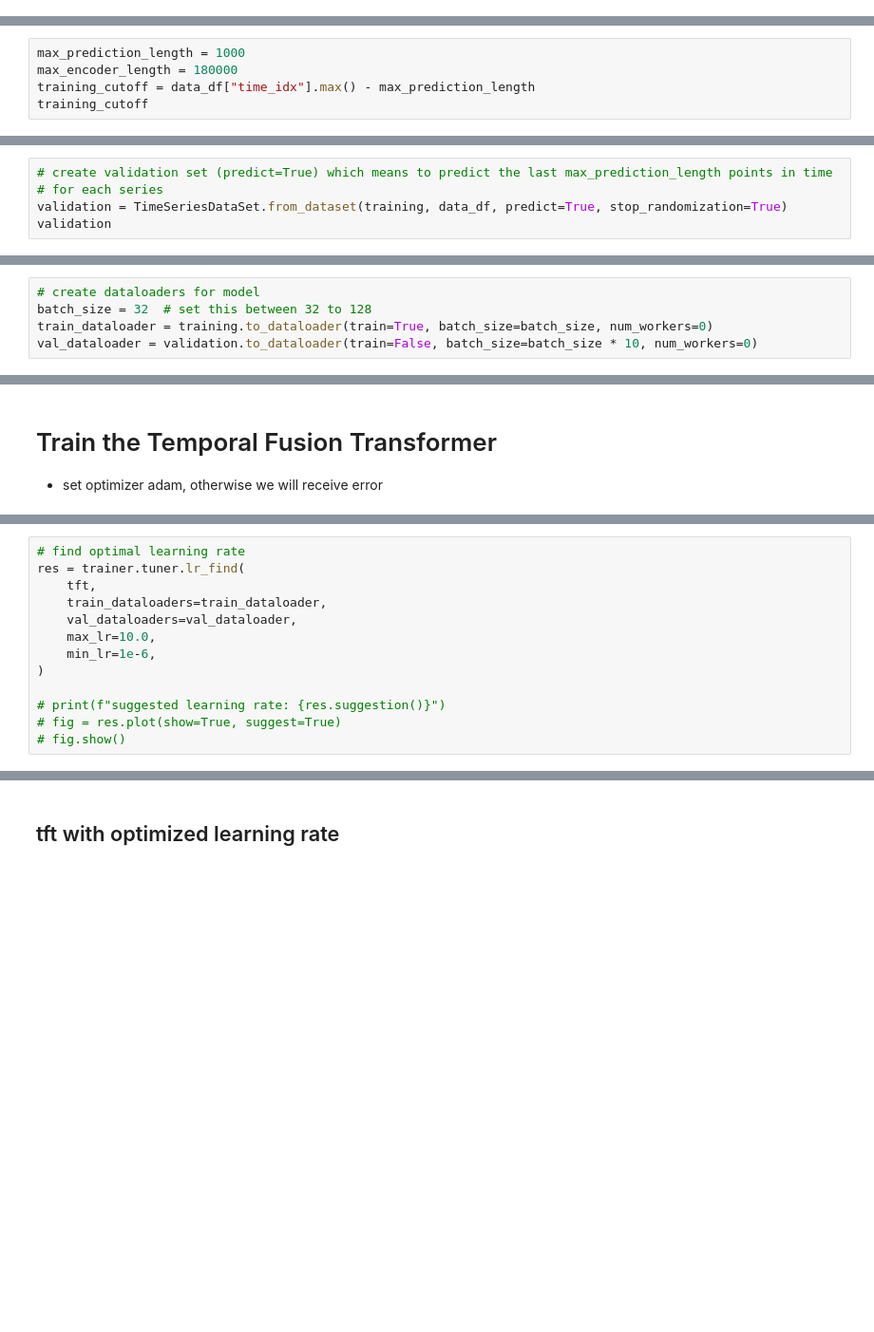
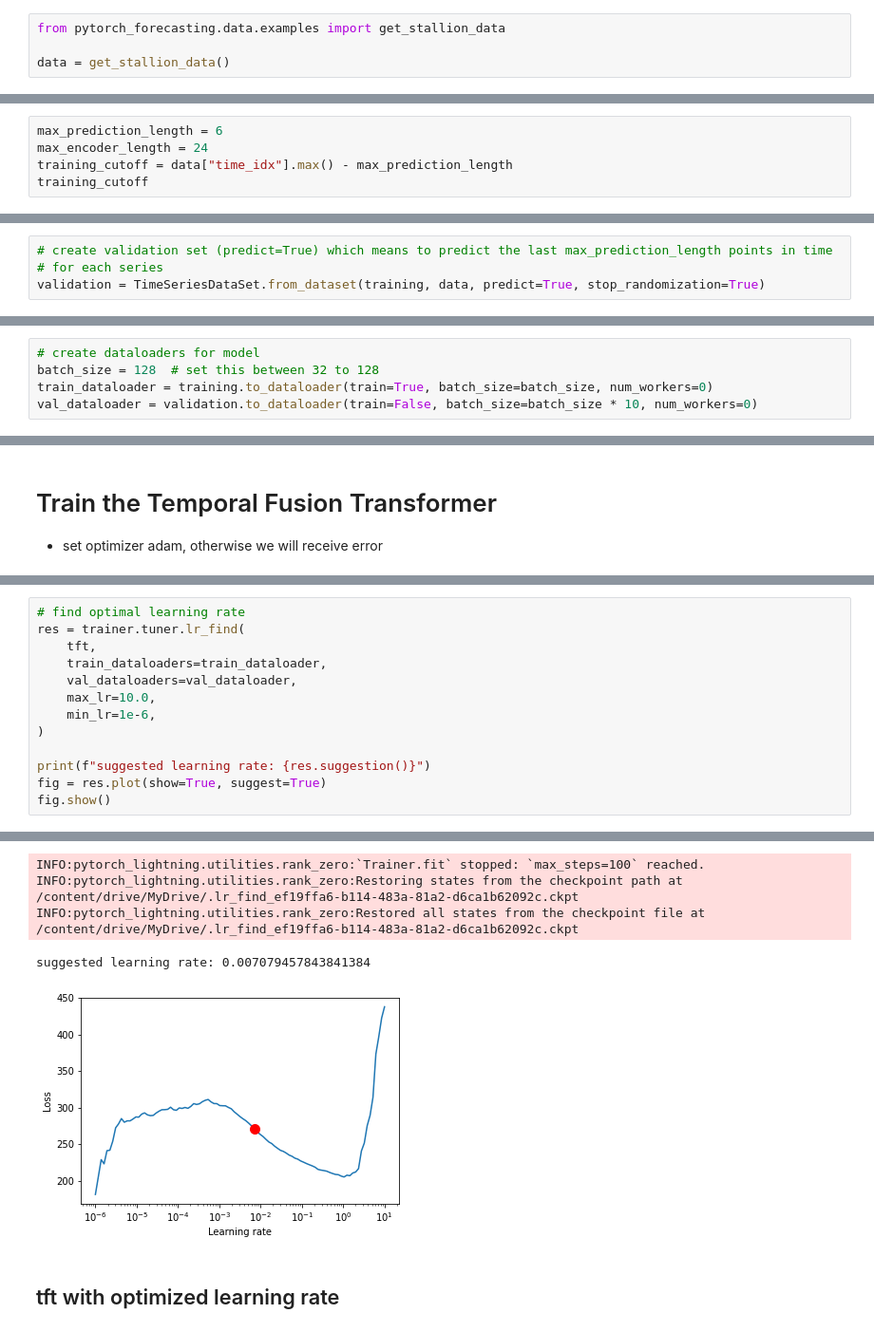
Before and after one commit to jcalz23/co2-flux-hourly-gpp-modeling, a Jupyter notebook: code/src/modeling/TFT_pytorch_baseline_v_0_raw.ipynb, the cells around one changed output, grey strips where cells are left out. Shown at 95% size. Saved outputs shown, nothing was run; the diff lists cells and outputs as text; blank space fills up the shorter version.

Commit message:
Revert "update TFT initial simple model with baseline_v_0_raw data"
This reverts commit 56a0a70204bdc78fbc7382e0548360c31739c552.

cancel commit because the branch became 1 commit behind

```diff
--- a/code/src/modeling/TFT_pytorch_baseline_v_0_raw.ipynb
+++ b/code/src/modeling/TFT_pytorch_baseline_v_0_raw.ipynb
@@ -313,0 +394,4 @@ pandas.core.frame.DataFrame
+# %%
+from pytorch_forecasting.data.examples import get_stallion_data
+
+data = get_stallion_data()
@@ -450,8 +514,8 @@ Name: datetime, dtype: datetime64[ns]
 # %% [markdown]
 ## Convert to TS dataset
 # %%
-max_prediction_length = 1000
-max_encoder_length = 180000
-training_cutoff = data_df["time_idx"].max() - max_prediction_length
+max_prediction_length = 6
+max_encoder_length = 24
+training_cutoff = data["time_idx"].max() - max_prediction_length
 training_cutoff
 # %% [output]
@@ -561,5 +563,4 @@ https://github.com/jdb78/pytorch-forecasting/issues/134
 # %%
 # create validation set (predict=True) which means to predict the last max_prediction_length points in time
 # for each series
-validation = TimeSeriesDataSet.from_dataset(training, data_df, predict=True, stop_randomization=True)
-validation
+validation = TimeSeriesDataSet.from_dataset(training, data, predict=True, stop_randomization=True)
@@ -585,7 +568,7 @@ TimeSeriesDataSet[length=14](
 # Create dataloader from model
 # %%
 # create dataloaders for model
-batch_size = 32  # set this between 32 to 128
+batch_size = 128  # set this between 32 to 128
 train_dataloader = training.to_dataloader(train=True, batch_size=batch_size, num_workers=0)
 val_dataloader = validation.to_dataloader(train=False, batch_size=batch_size * 10, num_workers=0)
 # %% [markdown]
@@ -664,7 +647,7 @@ res = trainer.tuner.lr_find(
     min_lr=1e-6,
 )
 
-# print(f"suggested learning rate: {res.suggestion()}")
-# fig = res.plot(show=True, suggest=True)
-# fig.show()
+print(f"suggested learning rate: {res.suggestion()}")
+fig = res.plot(show=True, suggest=True)
+fig.show()
 # %% [output]
@@ -672,3 +655,8 @@ AssertionError: ignored
+INFO:pytorch_lightning.utilities.rank_zero:`Trainer.fit` stopped: `max_steps=100` reached.
+INFO:pytorch_lightning.utilities.rank_zero:Restoring states from the checkpoint path at /content/drive/MyDrive/.lr_find_ef19ffa6-b114-483a-81a2-d6ca1b62092c.ckpt
+INFO:pytorch_lightning.utilities.rank_zero:Restored all states from the checkpoint file at /content/drive/MyDrive/.lr_find_ef19ffa6-b114-483a-81a2-d6ca1b62092c.ckpt
+suggested learning rate: 0.007079457843841384
+[figure, added]
 # %% [markdown]
 ## tft with optimized learning rate
 # %%
```
Also changed, not shown: parts of 60 cells of this notebook.
